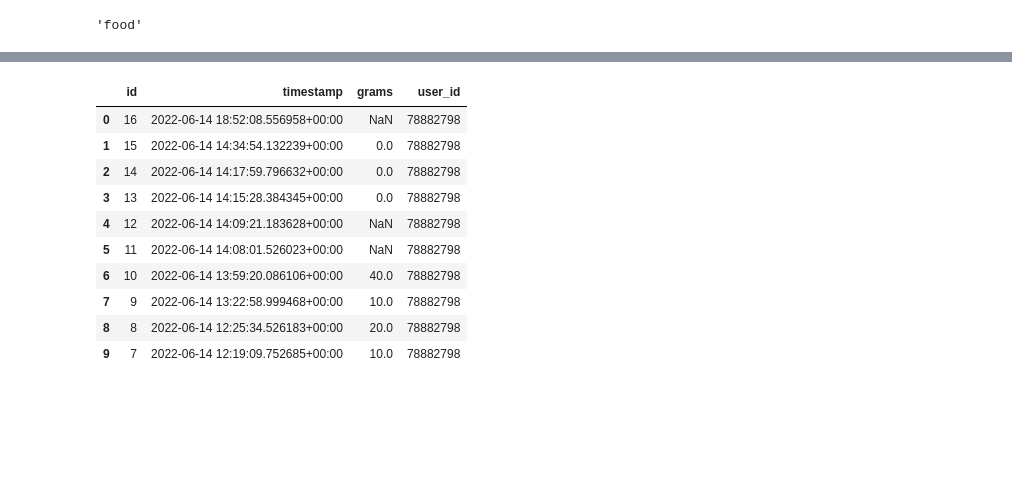
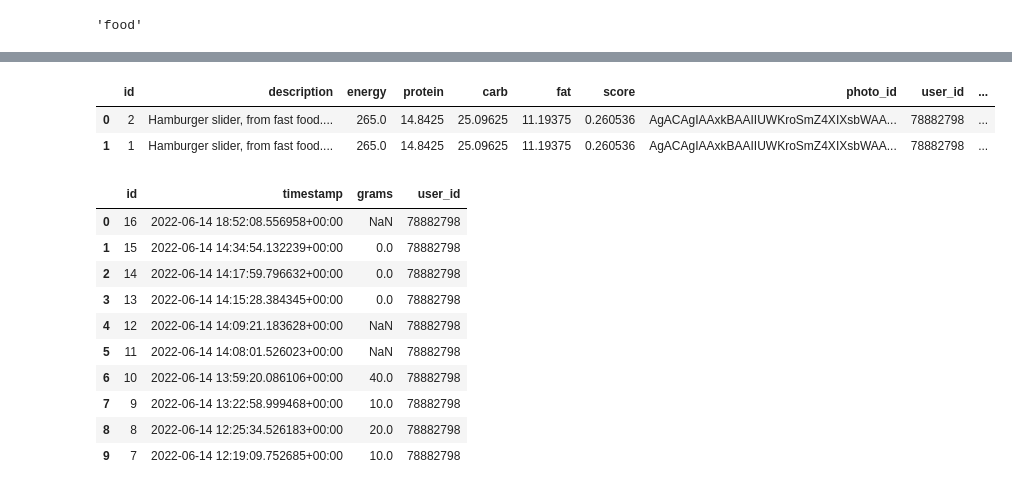
Before and after one commit to DmitriyG228/food, a Jupyter notebook: 00_psql.ipynb, the cells around one changed output, grey strips where cells are left out. Saved outputs shown, nothing was run; the diff lists cells and outputs as text; code cells hidden in the pictures; blank space fills up the shorter version.

```diff
--- a/00_psql.ipynb
+++ b/00_psql.ipynb
@@ -209,6 +207,12 @@ pd.read_sql('select * from food.dishes',engine)
 LocalBase.metadata.create_all(engine)
 # %%
 import pandas as pd
+# %%
+df = pd.read_sql('select * from food.dishes order by id desc limit 10',engine);df
+# %% [output]
+|  | id | description | energy | protein | carb | fat | score | photo_id | user_id | ... |
+| 0 | 2 | Hamburger slider, from fast food.... | 265.0 | 14.8425 | 25.09625 | 11.19375 | 0.260536 | AgACAgIAAxkBAAIIUWKroSmZ4XIXsbWAA... | 78882798 | ... |
+| 1 | 1 | Hamburger slider, from fast food.... | 265.0 | 14.8425 | 25.09625 | 11.19375 | 0.260536 | AgACAgIAAxkBAAIIUWKroSmZ4XIXsbWAA... | 78882798 | ... |
 # %%
 df = pd.read_sql('select id,timestamp,grams,user_id from food.dishes order by id desc limit 10',engine);df
 # %% [output]
```
Also changed, not shown: parts of 6 cells of this notebook, 3 other files.
